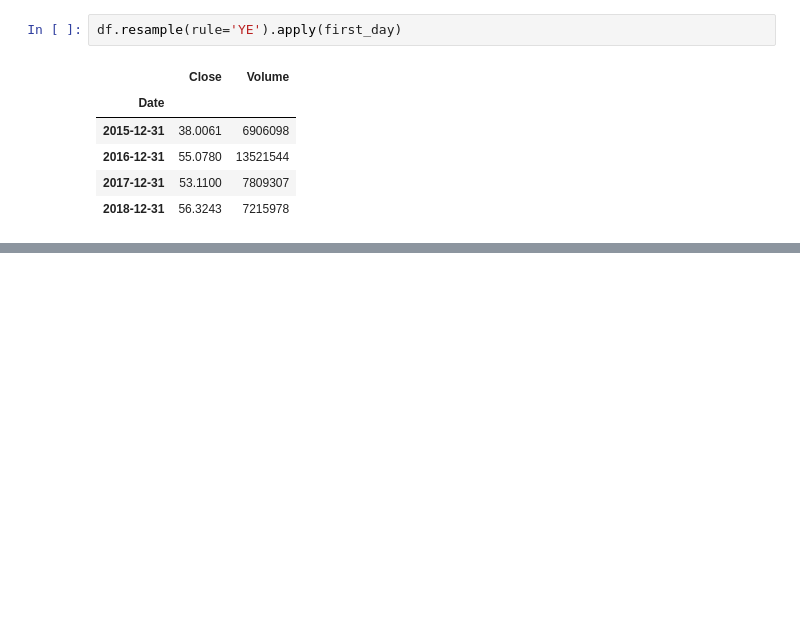
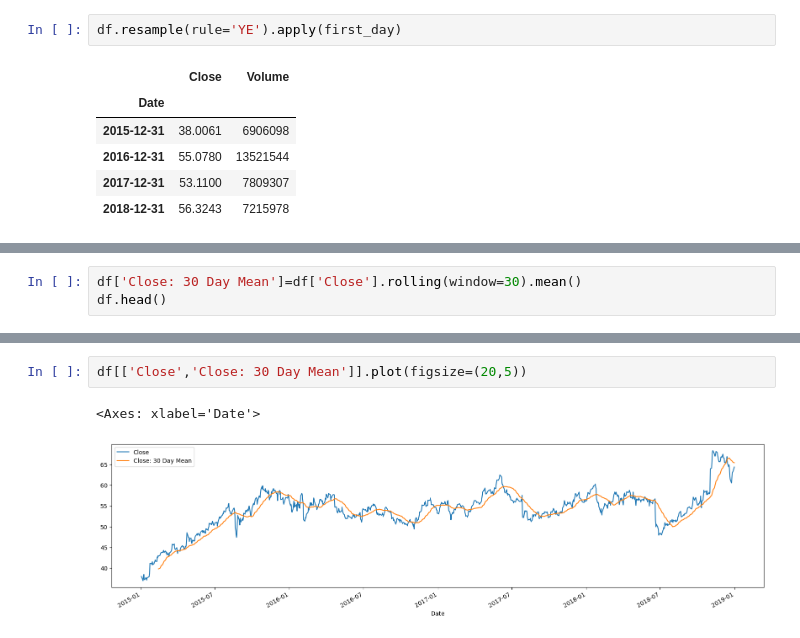
Before and after one commit to Ayush-hm/AI-Toolbox, a Jupyter notebook: Time_Series_Forecasting_using_Python.ipynb, the cells around one changed output, grey strips where cells are left out. Drawn from its saved outputs; the diff is of its cells as text; blank space fills up the shorter version.

```diff
--- a/Time_Series_Forecasting_using_Python.ipynb
+++ b/Time_Series_Forecasting_using_Python.ipynb
@@ -947,0 +1038,3 @@ df.resample(rule='YE').apply(first_day)
+# %%
+df['Close: 30 Day Mean']=df['Close'].rolling(window=30).mean()
+df.head()
@@ -947,0 +1049,5 @@ df.resample(rule='YE').apply(first_day)
+# %%
+df[['Close','Close: 30 Day Mean']].plot(figsize=(20,5))
+# %% [output]
+<Axes: xlabel='Date'>
+[figure, added]
```
Also changed, not shown: parts of 23 cells of this notebook.
